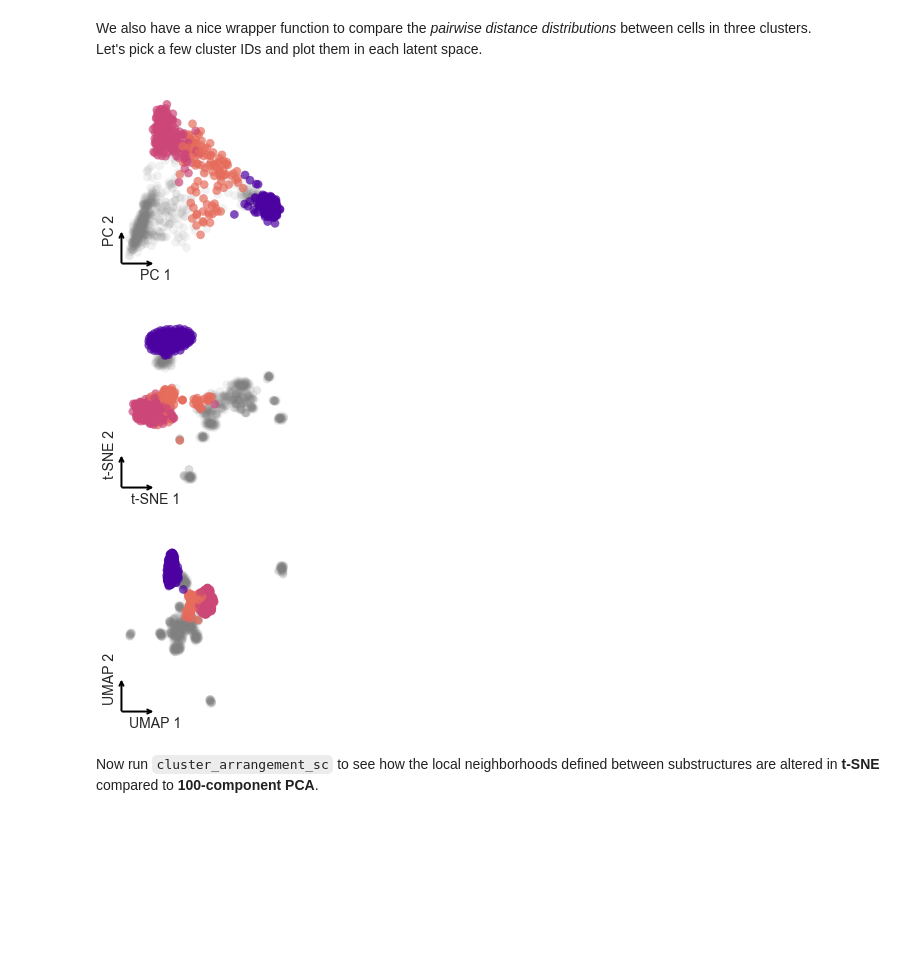
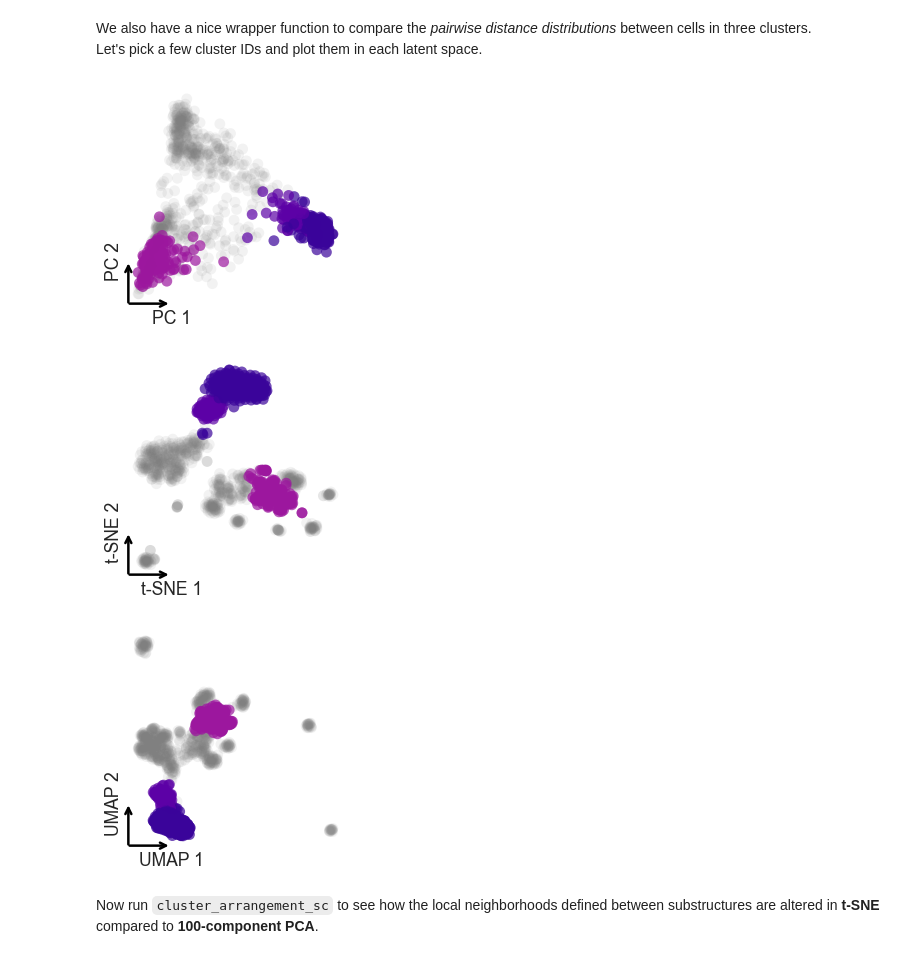
Before and after one commit to Ken-Lau-Lab/DR-structure-preservation, a Jupyter notebook: distance_preservation_tutorial.ipynb, the cells around one changed output. Drawn from its saved outputs; the diff is of its cells as text; code cells hidden in the pictures; blank space fills up the shorter version.

```diff
--- a/distance_preservation_tutorial.ipynb
+++ b/distance_preservation_tutorial.ipynb
@@ -219,13 +219,13 @@ Wall time: 152 ms
 We also have a nice wrapper function to compare the _pairwise distance distributions_ between cells in three clusters.
 Let's pick a few cluster IDs and plot them in each latent space.
 # %%
-DR_plot(dim_name='PC', figsize=(3,3)).plot_IDs(adata=retina, use_rep='X_pca', obs_col='louvain', IDs=['0','4','2'])
-DR_plot(dim_name='t-SNE', figsize=(3,3)).plot_IDs(adata=retina, use_rep='X_tsne', obs_col='louvain', IDs=['0','4','2'])
-DR_plot(dim_name='UMAP', figsize=(3,3)).plot_IDs(adata=retina, use_rep='X_umap', obs_col='louvain', IDs=['0','4','2'])
+DR_plot(dim_name='PC', figsize=(3,3)).plot_IDs(adata=retina, use_rep='X_pca', obs_col='leiden', IDs=['0','4','2'])
+DR_plot(dim_name='t-SNE', figsize=(3,3)).plot_IDs(adata=retina, use_rep='X_tsne', obs_col='leiden', IDs=['0','4','2'])
+DR_plot(dim_name='UMAP', figsize=(3,3)).plot_IDs(adata=retina, use_rep='X_umap', obs_col='leiden', IDs=['0','4','2'])
 # %% [output]
-[figure, old version]
+[figure, new version]
-[figure, old version]
+[figure, new version]
-[figure, old version]
+[figure, new version]
 # %% [markdown]
 Now run `cluster_arrangement_sc` to see how the local neighborhoods defined between substructures are altered in __t-SNE__ compared to __100-component PCA__.
 # %%
```
Also changed, not shown: parts of 21 cells of this notebook, 1 other file.
